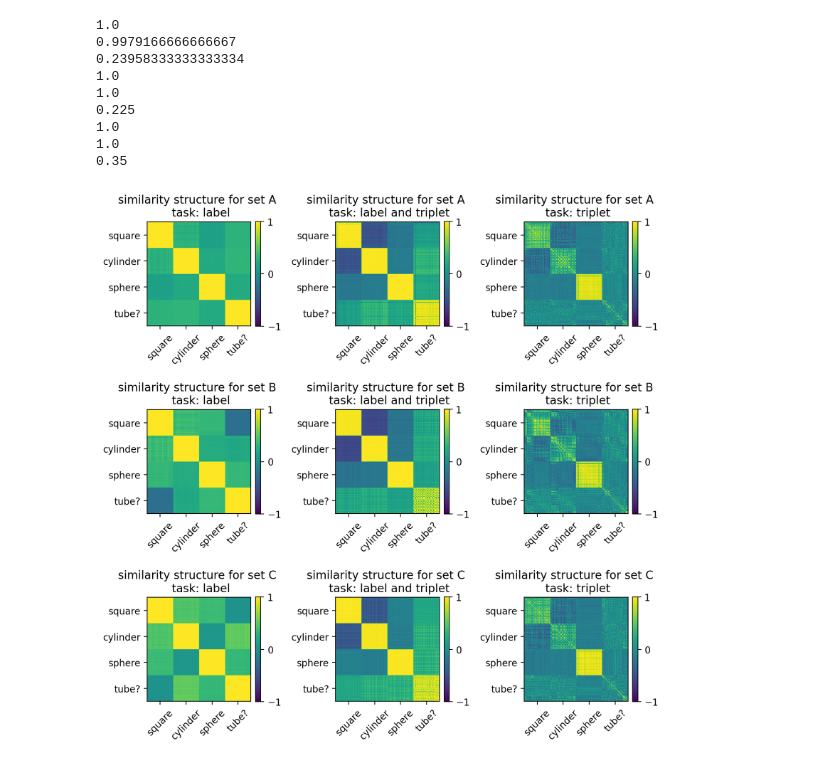
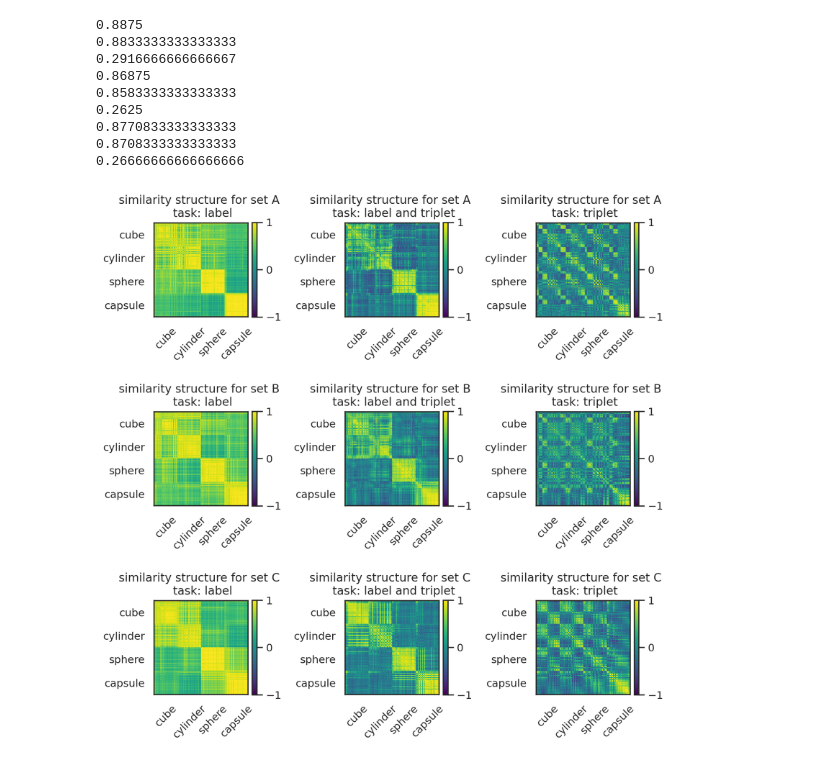
Before and after one commit to siddsuresh97/ConceptualAlignmentLanguage, a Jupyter notebook: code/python/model_analysis.ipynb, the cells around one changed output. Drawn from its saved outputs; the diff is of its cells as text; code cells hidden in the pictures.

```diff
--- a/code/python/model_analysis.ipynb
+++ b/code/python/model_analysis.ipynb
@@ -29,7 +31,7 @@ class TripletLabelModel(nn.Module):
     def __init__(self, encoded_space_dim=64, num_classes=4):
         super().__init__()
         ""
-        ### Convolutional section
+       ### Convolutional section
         self.encoder_cnn = nn.Sequential(
             nn.Conv2d(3, 8, 3, stride=2, padding=1),
             nn.ReLU(True),
@@ -45,8 +47,9 @@ class TripletLabelModel(nn.Module):
         ### Flatten layer
         self.flatten = nn.Flatten(start_dim=1)
         ### Linear section
+        ## changed 32*4*4 to 32*2*2
         self.encoder_lin = nn.Sequential(
-            nn.Linear(32*4*4, 256),
+            nn.Linear(32*2*2, 256),
             nn.BatchNorm1d(256),
             nn.ReLU(True),
             nn.Linear(256, 128),
@@ -83,8 +86,6 @@ class TripletLabelModel(nn.Module):
                 nn.init.xavier_uniform_(m.weight)
                 nn.init.constant_(m.bias, 0)
 
-
-
     def forward(self, x, y=None):
         batch_s = x.size(0)
         img_features = self.encoder_cnn(x)
@@ -107,13 +124,19 @@ model_list = sorted(model_list)
 # %%
+accs = []
+tasks = []
+
+
 latents_df =pd.DataFrame(columns=['dataset','task','latent'])
 fig, axes = plt.subplots(3,3,figsize=(8.5,8.5))
 
 for i, this_model in enumerate(model_list):
     ax = axes.flatten()[i]
     nn_model.load_state_dict(torch.load(os.path.join(results_dir,this_model)))
+    # nn_model.load_state_dict(torch.load(cifar_model))
     ### pass v_ims through the model but make sure to transpose the image dimensions first
     v_ims_t = torch.from_numpy(v_ims.transpose(0,3,1,2)).float()
     v_ims_t = v_ims_t/255.0
+    v_ims_t = Resize(32)(v_ims_t)
 
     ### now pass v_ims through the model
     latents, labels = nn_model(v_ims_t)
@@ -127,44 +150,46 @@ for i, this_model in enumerate(model_list):
         if pred_labels[j] == v_labels[j]:
             correct += 1
     print(correct/len(pred_labels))
+    accs.append(correct/len(pred_labels))
+    tasks.append(this_model.split('_', 2)[2].rsplit('_', 1)[0])
 
 
     # Compute pairwise cosine similarities
     cos_sim = cosine_similarity(latents.detach().numpy())
 
     # Plot heatmap
     im = ax.imshow(cos_sim, cmap='viridis', vmin=-1, vmax=1)
     cbar = ax.figure.colorbar(im, ax=ax,fraction=0.046, pad=0.04)
     cbar.set_ticks([-1,0,1])
 
 
-    ax.set_xticks([60,180,300,420],['square','cylinder','sphere','tube?'], rotation=45)
-    ax.set_yticks([60,180,300,420],['square','cylinder','sphere','tube?'])
+    ax.set_xticks([60,180,300,420],['cube','cylinder','sphere','capsule'], rotation=45)
+    ax.set_yticks([60,180,300,420],['cube','cylinder','sphere','capsule'])
 
 
 
     task_string = this_model.split('_', 2)[2]
     task_string = task_string.rsplit('_', 1)[0].replace('_', ' ')
 
 
 
     ax.set_title(f'similarity structure for set {this_model.split("_")[1]} \n task: {task_string}')
     fig.tight_layout()
 
     latents_df.loc[i,'dataset'] = this_model.split("_")[1]
     latents_df.loc[i,'task'] = task_string.replace(' ', '_')
     latents_df.loc[i,'latent'] = latents.detach().numpy()
 
 
 plt.show()
 # %% [output]
-1.0
-0.9979166666666667
-0.23958333333333334
-1.0
-1.0
-0.225
-1.0
-1.0
-0.35
+0.8875
+0.8833333333333333
+0.2916666666666667
+0.86875
+0.8583333333333333
+0.2625
+0.8770833333333333
+0.8708333333333333
+0.26666666666666666
-[figure, old version]
+[figure, new version]
```
Also changed, not shown: parts of 11 cells of this notebook, 10 other files.
